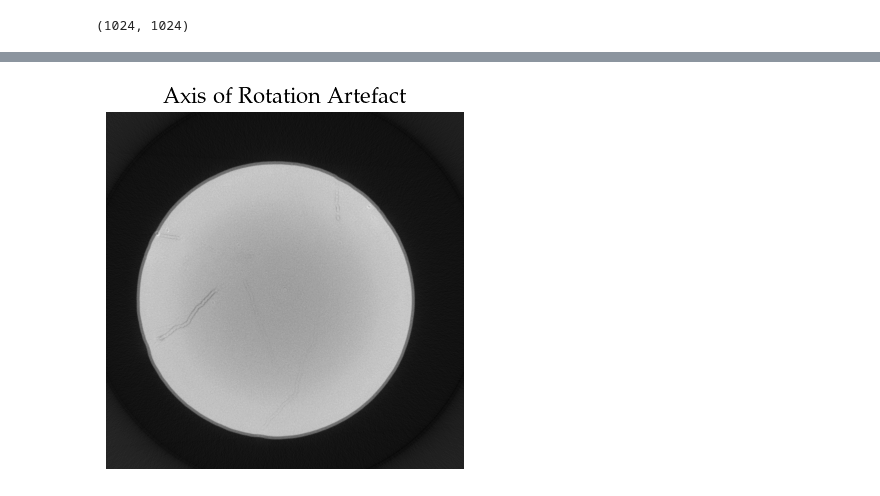
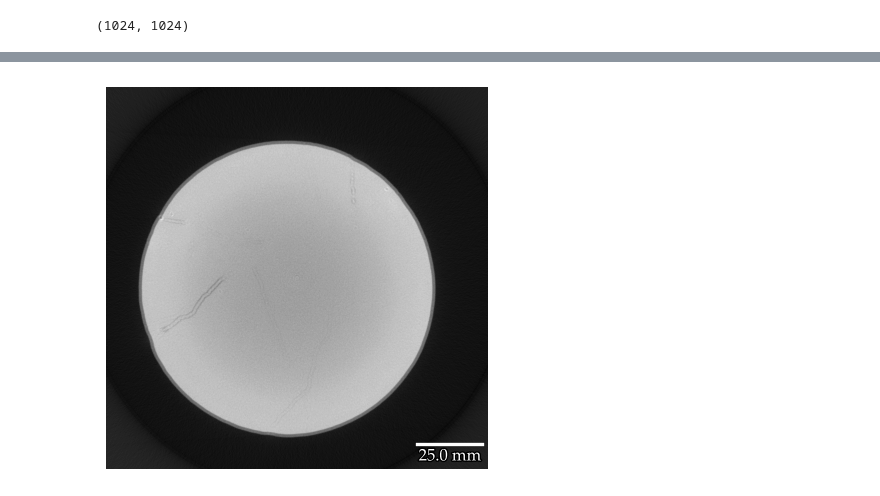
Before and after one commit to RubenDragland/4D_CT, a Jupyter notebook: Analysis/theory.ipynb, the cells around one changed output, grey strips where cells are left out. Cells and saved outputs as stored; diff of their text form; code cells hidden in the pictures.

```diff
--- a/Analysis/theory.ipynb
+++ b/Analysis/theory.ipynb
@@ -58,10 +58,12 @@ plt.show()
 # %%
 aor = np.load(os.path.join(root, "standard_sandstone_AoR_artefact.npy"))[1024]
 # %%
+fig, ax = plt.subplots(1, 1)
 plt.imshow(aor, cmap="gray")
 plt.axis("off")
-plt.title("Axis of Rotation Artefact")
+# plt.title("Axis of Rotation Artefact")
+add_scalebar(ax)
 plt.savefig(r"C:\Users\Bruker\OneDrive\Dokumenter\NTNU\4D_CT\Plotting\Illustrations\AoR_artefact.pdf", format="pdf", )#bbox_inches="tight")
 plt.show()
 # %% [output]
-[figure, old version]
+[figure, new version]
```
Also changed, not shown: parts of 2 cells of this notebook, 14 other files.
